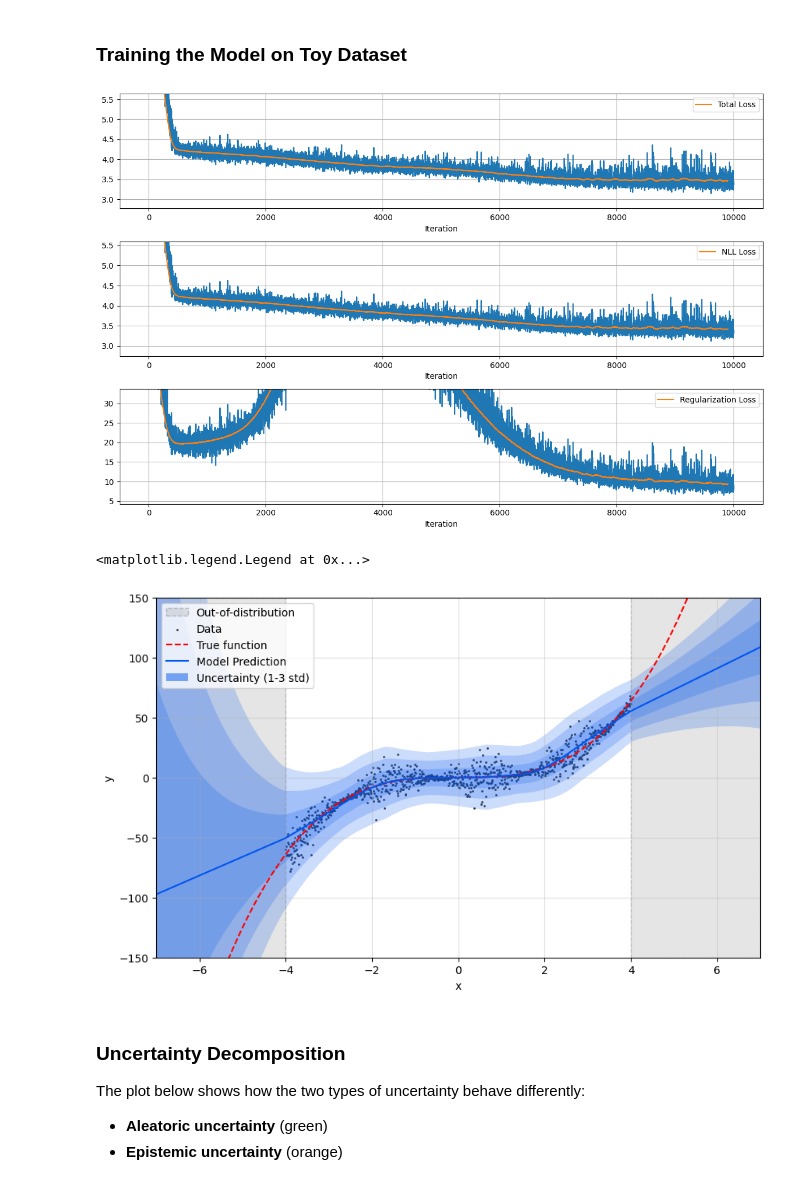
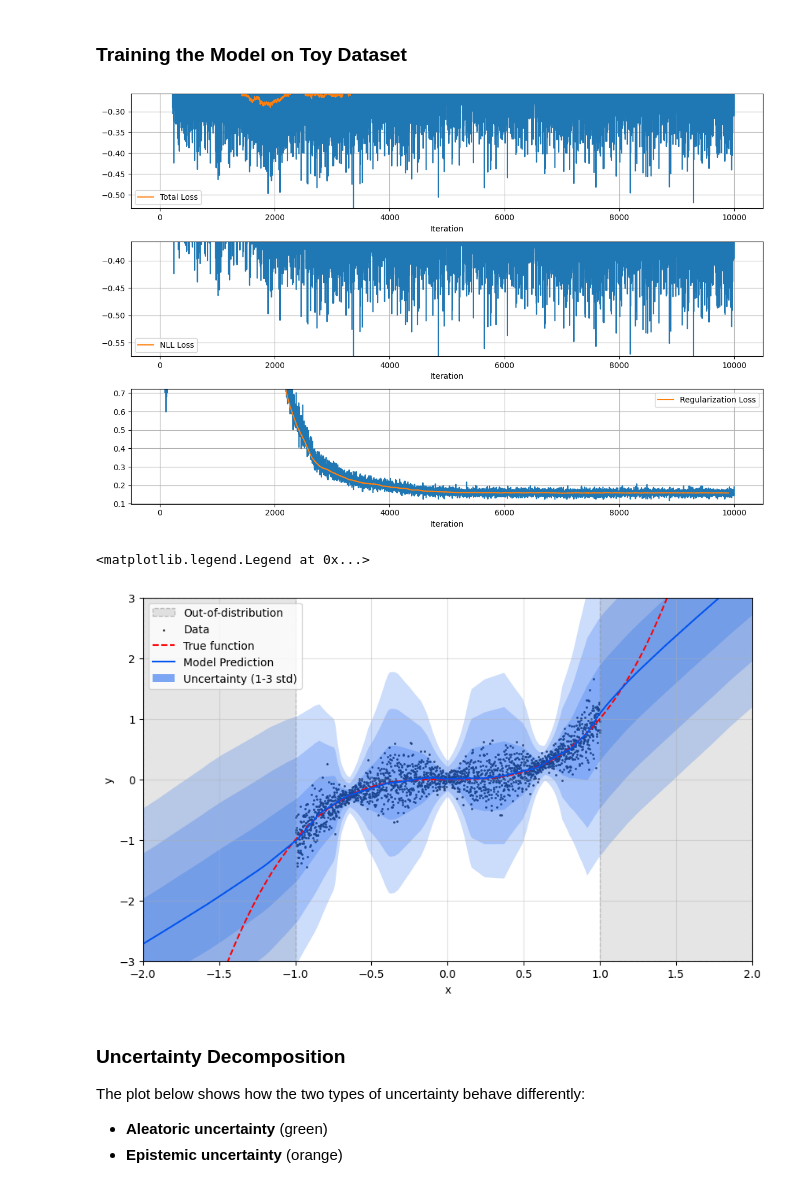
Before and after one commit to nimalu/evidential-deep-learning, a Jupyter notebook: deep-evidential-regression.ipynb, the cells around one changed output. Saved outputs shown, nothing was run; the diff lists cells and outputs as text; code cells hidden in the pictures.

Commit message:
tweak parameters

```diff
--- a/deep-evidential-regression.ipynb
+++ b/deep-evidential-regression.ipynb
@@ -198,14 +199,32 @@ def lambda_reg_schedule(iteration, total_iterations, max_lambda):
 # %% [markdown]
 ### Training the Model on Toy Dataset
 # %%
-learning_rate = 3e-5
-reg_lambda = 3e-3
+learning_rate = 1e-3
+reg_lambda = 6e-1
+reg_start_frac = 0.2
+reg_end_frac = 0.5
 num_iterations = 10_000
 hidden_dim = 128
 depth = 3
 
+# LR schedule: linear warmup, then cosine annealing
+warmup_frac = 0.1
+min_lr_ratio = 0.01
+warmup_iters = max(1, int(num_iterations * warmup_frac))
+
 model = RegressionMLP(hidden_dim=hidden_dim, depth=depth)
-optimizer = optim.AdamW(model.parameters(), lr=learning_rate)
+optimizer = optim.Adam(model.parameters(), lr=learning_rate)
+
+
+def lr_lambda(iteration):
+    if iteration < warmup_iters:
+        return (iteration + 1) / warmup_iters
+    progress = (iteration - warmup_iters) / max(1, num_iterations - warmup_iters)
+    cosine = 0.5 * (1 + np.cos(np.pi * progress))
+    return min_lr_ratio + (1 - min_lr_ratio) * cosine
+
+
+scheduler = optim.lr_scheduler.LambdaLR(optimizer, lr_lambda=lr_lambda)
 
 loss_history = []
 tqdm_bar = tqdm(range(num_iterations))
@@ -216,16 +235,17 @@ for iteration in tqdm_bar:
     outputs = model(batch_x)
     gamma, v, alpha, beta = outputs[:, 0], outputs[:, 1], outputs[:, 2], outputs[:, 3]
 
-    # annealing
-    lambda_reg_val = lambda_reg_schedule(iteration, num_iterations, reg_lambda)
-
+    lambda_reg_val = lambda_reg_schedule(
+        iteration, num_iterations, reg_lambda, reg_start_frac, reg_end_frac
+    )
     loss, (nll_loss, reg_loss) = evidential_loss(
         gamma, v, alpha, beta, batch_y[:, 0], lambda_reg_val
     )
 
     loss.backward()
-    torch.nn.utils.clip_grad_norm_(model.parameters(), max_norm=5.0)
+    torch.nn.utils.clip_grad_norm_(model.parameters(), max_norm=1.0)
     optimizer.step()
+    scheduler.step()
 
     # Logging
     loss_history.append((loss.item(), nll_loss.item(), reg_loss.item()))
@@ -234,41 +254,42 @@ for iteration in tqdm_bar:
         loss=running_losses[:, 0].mean(),
         nll_loss=running_losses[:, 1].mean(),
         reg_loss=running_losses[:, 2].mean(),
+        lr=optimizer.param_groups[0]["lr"],
     )
 # %%
 # convert history list to running average for smoother plots
 loss_history = np.array(loss_history)
 window_size = 100
 loss_history_smooth = np.array(
     [
         np.convolve(
             loss_history[:, i], np.ones(window_size) / window_size, mode="valid"
         )
         for i in range(loss_history.shape[1])
     ]
 ).T
 
 # visualize training losses
 fig, axs = plt.subplots(3, 1, figsize=(12, 8))
 for i in range(3):
     axs[i].plot(loss_history[:, i])
 
 axs[0].plot(loss_history_smooth[:, 0], label="Total Loss")
 axs[1].plot(loss_history_smooth[:, 1], label="NLL Loss")
 axs[2].plot(loss_history_smooth[:, 2], label="Regularization Loss")
 for i, ax in enumerate(axs):
     ax.grid()
     ax.legend()
     ax.set_xlabel("Iteration")
     ax.set_ylim(
         np.percentile(loss_history[:, i], 0)
         - 0.1 * np.percentile(loss_history[:, i], 50),
-        np.percentile(loss_history[:, i], 50) * 1.5,
+        np.percentile(loss_history[:, i], 75) * 1.5,
     )
 
 fig.tight_layout()
 # %% [output]
-[figure, old version]
+[figure, new version]
 # %%
 model.eval()
 outputs = model(torch.FloatTensor(x_test)).detach().cpu().numpy()
@@ -315,19 +336,19 @@ for k in np.linspace(1, 3, 3):
         edgecolor=None,
         alpha=0.2,
     )
-ax.set_ylim(-150, 150)
+ax.set_ylim(-3, 3)
 ax.set_xlim(TEST_BOUNDS[0], TEST_BOUNDS[1])
 
 # add legend entry for uncertainty
 unc_patch = plt.Rectangle(
-    (0, 0), 1, 1, fc="#0054ef", alpha=0.5, label="Uncertainty (1-3 std)"
+    (0, 0), 0.01, 0.01, fc="#0054ef", alpha=0.5, label="Uncertainty (1-3 std)"
 )
 ax.add_artist(unc_patch)
 
 ax.legend(loc="upper left")
 # %% [output]
 <matplotlib.legend.Legend at 0x...>
-[figure, old version]
+[figure, new version]
 # %% [markdown]
 ### Uncertainty Decomposition
 
```
Also changed, not shown: parts of 6 cells of this notebook, 2 other files.
